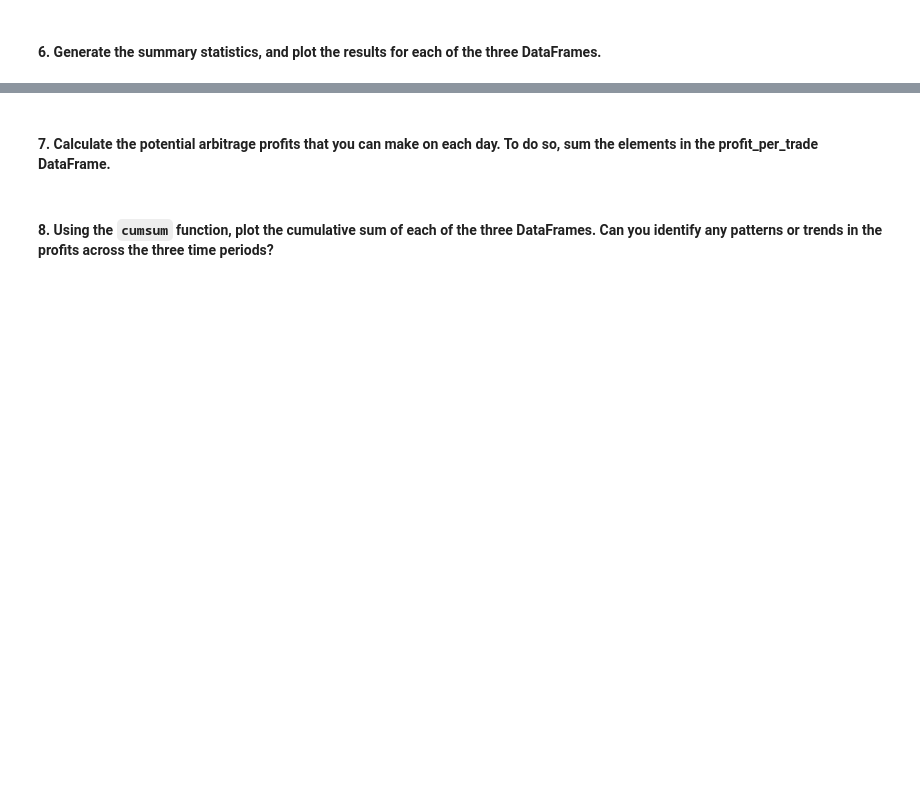
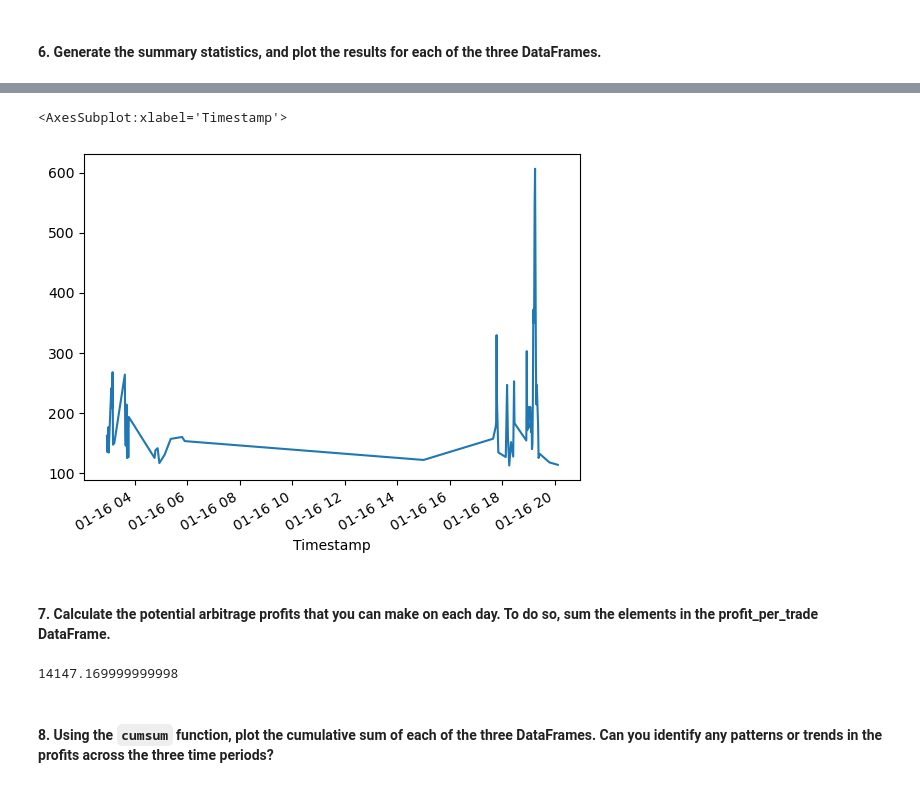
Before and after one commit to Bahaamour/Bitcoin_arbitrage, a Jupyter notebook: crypto_arbitrage.ipynb, the cells around one changed output, grey strips where cells are left out. Cells and saved outputs as stored; diff of their text form; code cells hidden in the pictures; blank space fills up the shorter version.

```diff
--- a/crypto_arbitrage.ipynb
+++ b/crypto_arbitrage.ipynb
@@ -416,0 +427,15 @@ profitable_trades_early = # YOUR CODE HERE
+# %%
+#Early Date
+profitable_trades_early = spread_return_early[spread_return_early > 0.01]
+
+display(profitable_trades_early.head())
+
+#Middle Date
+profitable_trades_middle = spread_return_middle[spread_return_middle > 0.01]
+
+display(profitable_trades_middle.head())
+
+#Late Date
+profitable_trades_late = spread_return_late[spread_return_late > 0.01]
+
+display(profitable_trades_late.head())
@@ -434,0 +497,21 @@ profit_per_trade_early = # YOUR CODE HERE
+# %%
+#Early Date
+profit_early = profitable_trades_early * bitstamp['Close'].loc['2018-01-16']
+
+profit_per_trade_early = profit_early.dropna()
+
+display(profit_per_trade_early)
+
+#Middle Date
+profit_middle = profitable_trades_middle * bitstamp['Close'].loc['2018-02-24']
+
+profit_per_trade_middle = profit_middle.dropna()
+
+display(profit_per_trade_middle)
+
+#Late Date
+profit_late = profitable_trades_late * bitstamp['Close'].loc['2018-03-26']
+
+profit_per_trade_late = profit_late.dropna()
+
+display(profit_per_trade_late)
@@ -443,2 +552,7 @@ profit_per_trade_early = # YOUR CODE HERE
+# %%
+profit_per_trade_early.plot()
+# %% [output]
+<AxesSubplot:xlabel='Timestamp'>
+[figure, added]
 # %% [markdown]
 #### 7. Calculate the potential arbitrage profits that you can make on each day. To do so, sum the elements in the profit_per_trade DataFrame.
@@ -448,2 +559,6 @@ profit_per_trade_early = # YOUR CODE HERE
+# %%
+profit_per_trade_early.sum()
+# %% [output]
+14147.169999999998
 # %% [markdown]
 #### 8. Using the `cumsum` function, plot the cumulative sum of each of the three DataFrames. Can you identify any patterns or trends in the profits across the three time periods?
```
Also changed, not shown: parts of 37 cells of this notebook.
